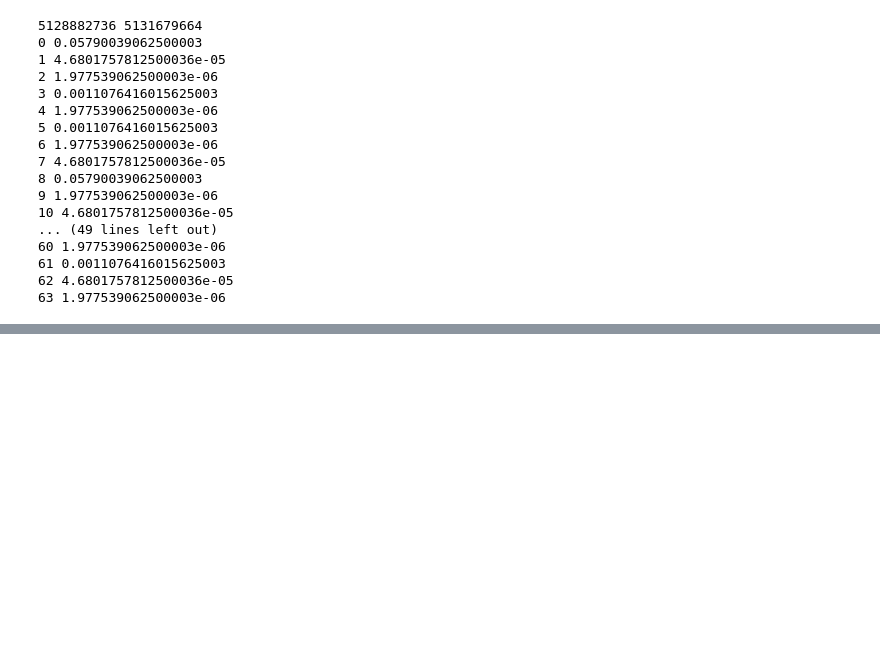
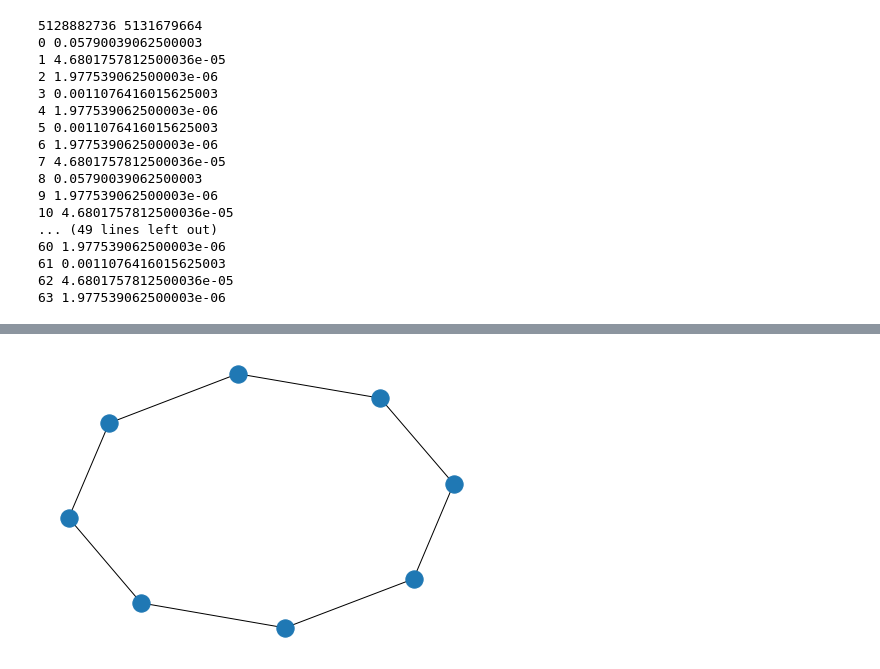
Before and after one commit to Chibikuri/qwopt, a Jupyter notebook: notebook/Untitled.ipynb, the cells around one changed output, grey strips where cells are left out. Drawn from its saved outputs; the diff is of its cells as text; code cells hidden in the pictures; blank space fills up the shorter version.

```diff
--- a/notebook/Untitled.ipynb
+++ b/notebook/Untitled.ipynb
@@ -120,0 +136,13 @@ for i, v in enumerate(ideal):
+# %%
+target_graph = np.array([[0, 1, 0, 0, 0, 0, 0, 1],
+                                [0, 0, 1, 0, 0, 0, 0, 0],
+                                [0, 1, 0, 1, 0, 0, 0, 0],
+                                [0, 0, 1, 0, 1, 0, 0, 0],
+                                [0, 0, 0, 1, 0, 1, 0, 0],
+                                [0, 0, 0, 0, 1, 0, 1, 0],
+                                [0, 0, 0, 0, 0, 1, 0, 1],
+                                [0, 0, 0, 0, 0, 0, 1, 0]])
+G = nx.from_numpy_matrix(target_graph)
+nx.draw(G)
+# %% [output]
+[figure, added]
```
Also changed, not shown: parts of 2 cells of this notebook, 3 other files.
